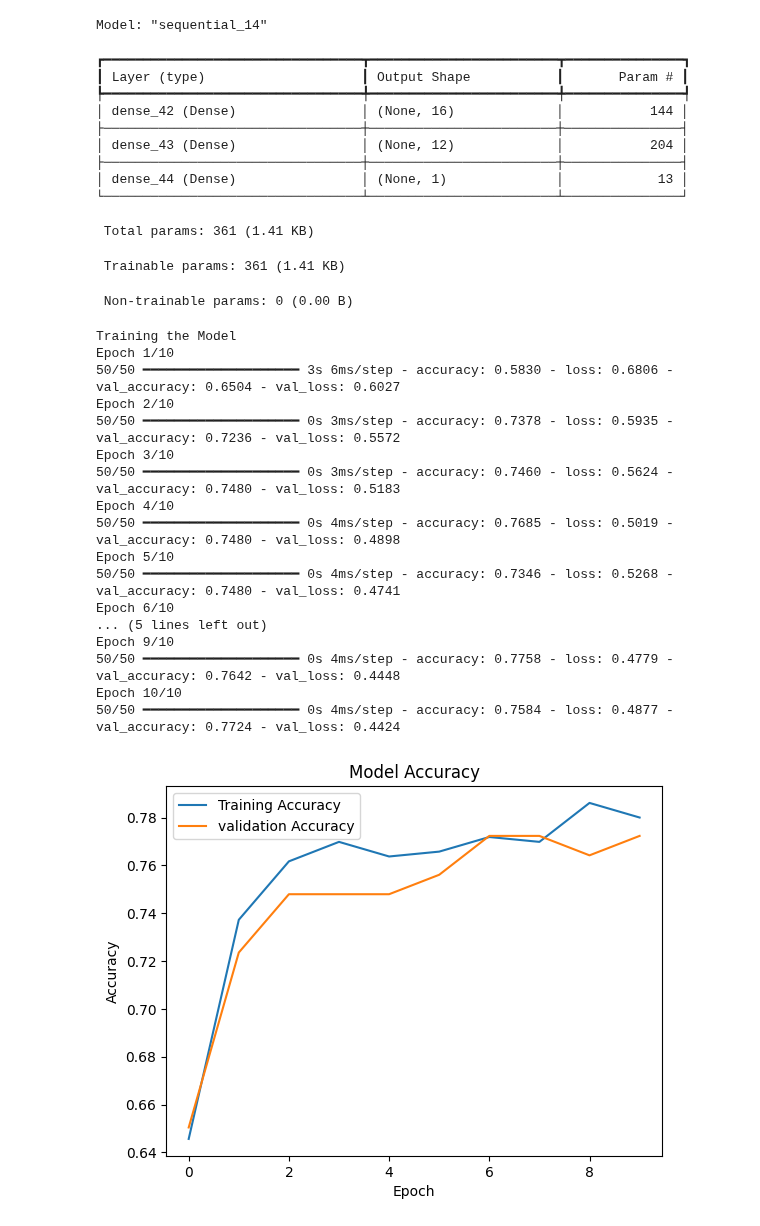
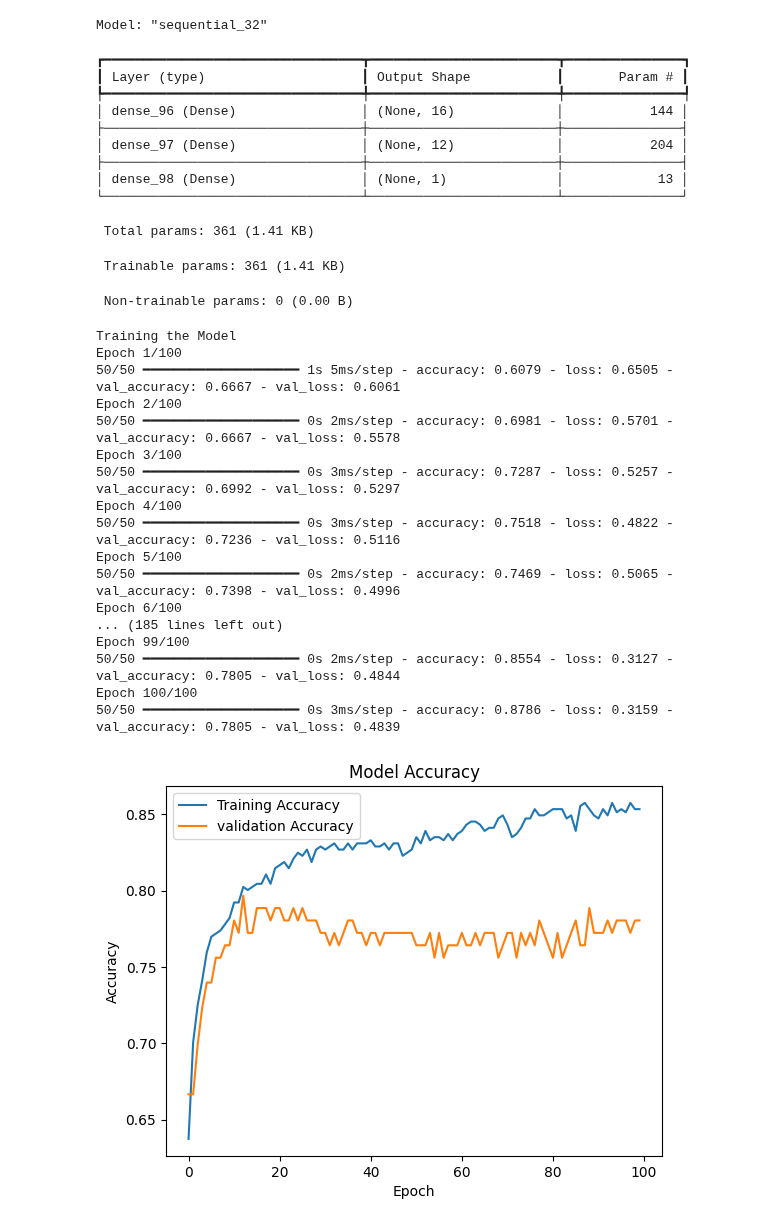
Before and after one commit to Muhammad-Roshaan-Idrees/Artificial_Intelligence, a Jupyter notebook: Diabetes_Prediction.ipynb, the cells around one changed output. Cells and saved outputs as stored; diff of their text form; code cells hidden in the pictures.

```diff
--- a/Diabetes_Prediction.ipynb
+++ b/Diabetes_Prediction.ipynb
@@ -56,7 +56,7 @@ for col in zero_cols:
     print(f"{col}: {zero_count} zeros")
 
 
-# Visualization: Correlation heatmap
+# Correlation heatmap
 plt.figure(figsize=(10, 8))
 correlation_matrix = df.corr()
 sns.heatmap(correlation_matrix, annot=True, cmap='coolwarm', center=0)
@@ -93,7 +93,7 @@ model.summary()
 
 # Training and Evaluation
 print("\nTraining the Model")
-history = model.fit(X_train, y_train, validation_split=0.2, epochs=10, batch_size=10)
+history = model.fit(X_train, y_train, validation_split=0.2, epochs=100, batch_size=10)
 
 # Plot Accuracy
 plt.plot(history.history['accuracy'], label='Training Accuracy')
@@ -152,51 +152,51 @@ For example, when doing 'df[col].method(value, inplace=True)', try using 'df.met
 
   df[col].fillna(df[col].mean(), inplace=True)
 [figure]
 Training set shape: [[-0.52639686 -1.25828206  0.01321033 ...  0.01501323 -0.49073479
   -1.03594038]
  [ 1.58804586 -0.32735374  0.8068672  ... -0.59935041  2.41502991
    1.48710085]
  [-0.82846011  0.57032714 -2.17095414 ... -0.52719904  0.54916055
   -0.94893896]
  ...
  [ 1.8901091  -0.69307558  1.13773624 ...  1.91151712  1.981245
    0.44308379]
  [-1.13052335  0.63682202  0.01321033 ...  1.44974838 -0.78487662
   -0.33992901]
  [-1.13052335  0.10486298  1.96490883 ... -1.42187598 -0.61552223
 ... (12 lines left out)
  [ 1.28598261 -1.59075646 -0.18573991 ...  0.42519899  0.70068816
    0.53008521]]
 
 Model Architecture
-Model: "sequential_14"
+Model: "sequential_32"
 ┏━━━━━━━━━━━━━━━━━━━━━━━━━━━━━━━━━┳━━━━━━━━━━━━━━━━━━━━━━━━┳━━━━━━━━━━━━━━━┓
 ┃ Layer (type)                    ┃ Output Shape           ┃       Param # ┃
 ┡━━━━━━━━━━━━━━━━━━━━━━━━━━━━━━━━━╇━━━━━━━━━━━━━━━━━━━━━━━━╇━━━━━━━━━━━━━━━┩
-│ dense_42 (Dense)                │ (None, 16)             │           144 │
+│ dense_96 (Dense)                │ (None, 16)             │           144 │
 ├─────────────────────────────────┼────────────────────────┼───────────────┤
-│ dense_43 (Dense)                │ (None, 12)             │           204 │
+│ dense_97 (Dense)                │ (None, 12)             │           204 │
 ├─────────────────────────────────┼────────────────────────┼───────────────┤
-│ dense_44 (Dense)                │ (None, 1)              │            13 │
+│ dense_98 (Dense)                │ (None, 1)              │            13 │
 └─────────────────────────────────┴────────────────────────┴───────────────┘
  Total params: 361 (1.41 KB)
  Trainable params: 361 (1.41 KB)
  Non-trainable params: 0 (0.00 B)
 Training the Model
-Epoch 1/10
-50/50 ━━━━━━━━━━━━━━━━━━━━ 3s 6ms/step - accuracy: 0.5830 - loss: 0.6806 - val_accuracy: 0.6504 - val_loss: 0.6027
-Epoch 2/10
-50/50 ━━━━━━━━━━━━━━━━━━━━ 0s 3ms/step - accuracy: 0.7378 - loss: 0.5935 - val_accuracy: 0.7236 - val_loss: 0.5572
-Epoch 3/10
-50/50 ━━━━━━━━━━━━━━━━━━━━ 0s 3ms/step - accuracy: 0.7460 - loss: 0.5624 - val_accuracy: 0.7480 - val_loss: 0.5183
-Epoch 4/10
-50/50 ━━━━━━━━━━━━━━━━━━━━ 0s 4ms/step - accuracy: 0.7685 - loss: 0.5019 - val_accuracy: 0.7480 - val_loss: 0.4898
-Epoch 5/10
-50/50 ━━━━━━━━━━━━━━━━━━━━ 0s 4ms/step - accuracy: 0.7346 - loss: 0.5268 - val_accuracy: 0.7480 - val_loss: 0.4741
-Epoch 6/10
-... (5 lines left out)
-Epoch 9/10
-50/50 ━━━━━━━━━━━━━━━━━━━━ 0s 4ms/step - accuracy: 0.7758 - loss: 0.4779 - val_accuracy: 0.7642 - val_loss: 0.4448
-Epoch 10/10
-50/50 ━━━━━━━━━━━━━━━━━━━━ 0s 4ms/step - accuracy: 0.7584 - loss: 0.4877 - val_accuracy: 0.7724 - val_loss: 0.4424
+Epoch 1/100
+50/50 ━━━━━━━━━━━━━━━━━━━━ 1s 5ms/step - accuracy: 0.6079 - loss: 0.6505 - val_accuracy: 0.6667 - val_loss: 0.6061
+Epoch 2/100
+50/50 ━━━━━━━━━━━━━━━━━━━━ 0s 2ms/step - accuracy: 0.6981 - loss: 0.5701 - val_accuracy: 0.6667 - val_loss: 0.5578
+Epoch 3/100
+50/50 ━━━━━━━━━━━━━━━━━━━━ 0s 3ms/step - accuracy: 0.7287 - loss: 0.5257 - val_accuracy: 0.6992 - val_loss: 0.5297
+Epoch 4/100
+50/50 ━━━━━━━━━━━━━━━━━━━━ 0s 3ms/step - accuracy: 0.7518 - loss: 0.4822 - val_accuracy: 0.7236 - val_loss: 0.5116
+Epoch 5/100
+50/50 ━━━━━━━━━━━━━━━━━━━━ 0s 2ms/step - accuracy: 0.7469 - loss: 0.5065 - val_accuracy: 0.7398 - val_loss: 0.4996
+Epoch 6/100
+... (185 lines left out)
+Epoch 99/100
+50/50 ━━━━━━━━━━━━━━━━━━━━ 0s 2ms/step - accuracy: 0.8554 - loss: 0.3127 - val_accuracy: 0.7805 - val_loss: 0.4844
+Epoch 100/100
+50/50 ━━━━━━━━━━━━━━━━━━━━ 0s 3ms/step - accuracy: 0.8786 - loss: 0.3159 - val_accuracy: 0.7805 - val_loss: 0.4839
-[figure, old version]
+[figure, new version]
```
Also changed, not shown: parts of 2 cells of this notebook.
